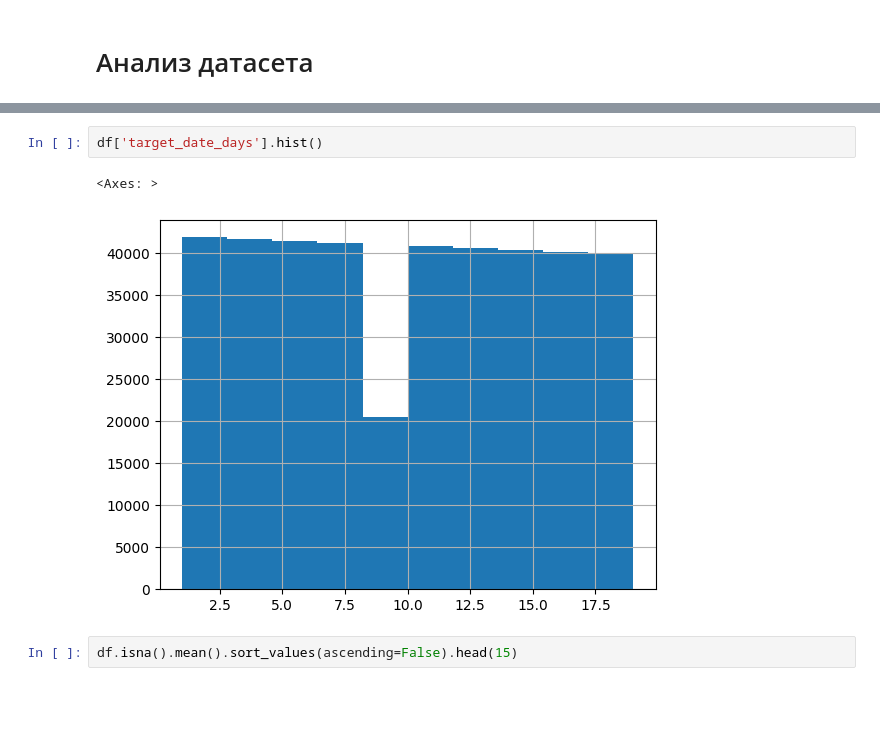
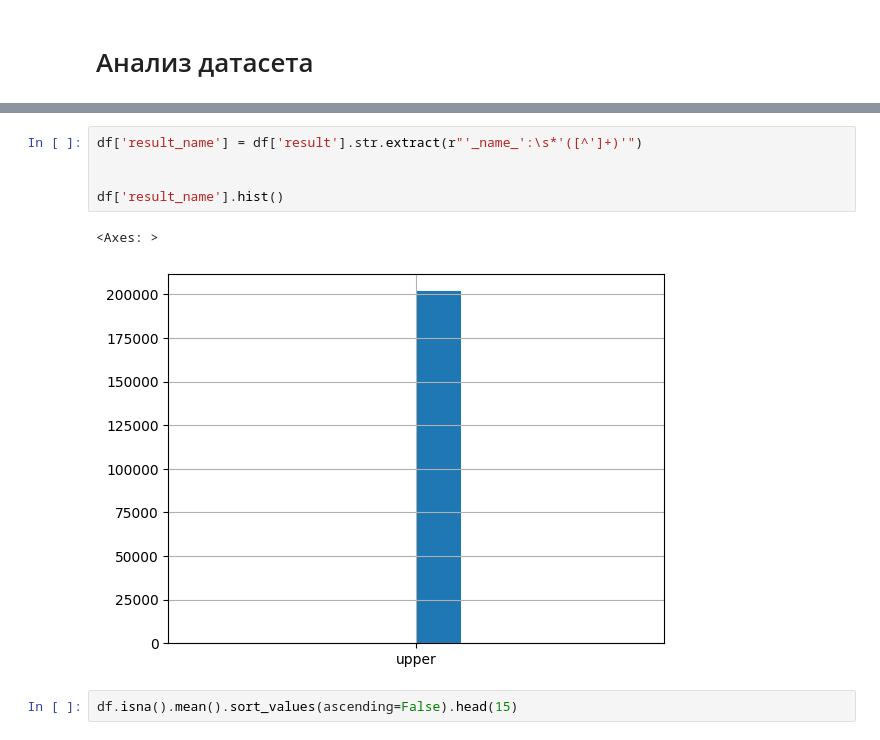
Before and after one commit to temaptz/ticker-analysis, a Jupyter notebook: jupyter/learn_ta_3_volume.ipynb, the cells around one changed output, grey strips where cells are left out. Cells and saved outputs as stored; diff of their text form; blank space fills up the shorter version.

```diff
--- a/jupyter/learn_ta_2_1.ipynb
+++ b/jupyter/learn_ta_3_volume.ipynb
@@ -30,8 +30,11 @@ df
 # %%
-df['target_date_days'].hist()
+df['result_name'] = df['result'].str.extract(r"'_name_':\s*'([^']+)'")
+
+
+df['result_name'].hist()
 # %% [output]
 <Axes: >
-[figure, old version]
+[figure, new version]
 # %%
 df.isna().mean().sort_values(ascending=False).head(15)
 # %% [output]
```
Also changed, not shown: parts of 2 cells of this notebook, 4 other files.
